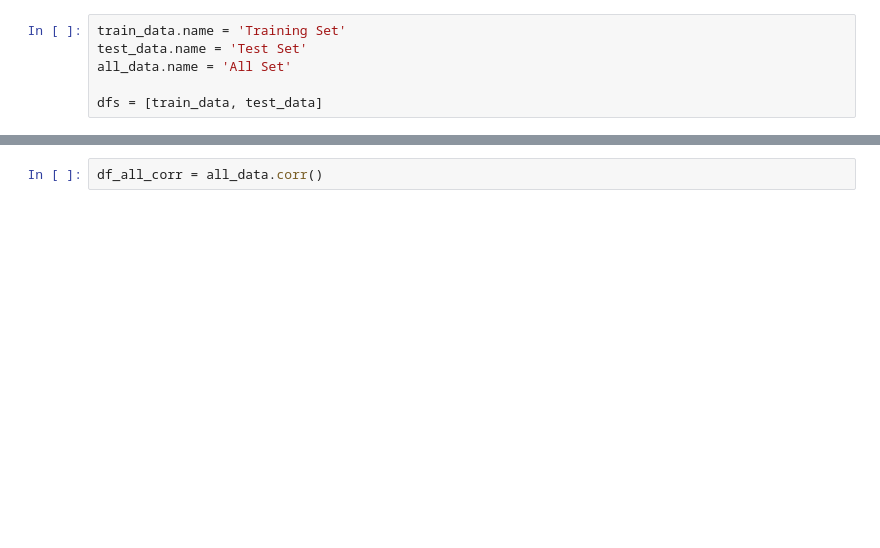
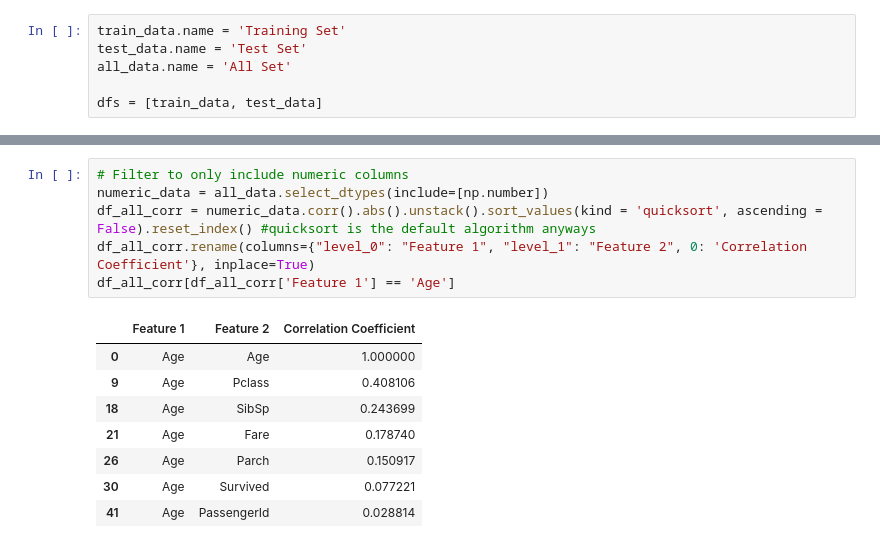
Before and after one commit to naimataki/Titanic---Machine-Learning-from-Disaster, a Jupyter notebook: getting-started-titanic.ipynb, the cells around one changed output, grey strips where cells are left out. Cells and saved outputs as stored; diff of their text form; blank space fills up the shorter version.

```diff
--- a/getting-started-titanic.ipynb
+++ b/getting-started-titanic.ipynb
@@ -63,2 +168,15 @@ for df in dfs:
-# %%
-df_all_corr = all_data.corr()
+# %%
+# Filter to only include numeric columns
+numeric_data = all_data.select_dtypes(include=[np.number])
+df_all_corr = numeric_data.corr().abs().unstack().sort_values(kind = 'quicksort', ascending = False).reset_index() #quicksort is the default algorithm anyways
+df_all_corr.rename(columns={"level_0": "Feature 1", "level_1": "Feature 2", 0: 'Correlation Coefficient'}, inplace=True)
+df_all_corr[df_all_corr['Feature 1'] == 'Age']
+# %% [output]
+|  | Feature 1 | Feature 2 | Correlation Coefficient |
+| 0 | Age | Age | 1.000000 |
+| 9 | Age | Pclass | 0.408106 |
+| 18 | Age | SibSp | 0.243699 |
+| 21 | Age | Fare | 0.178740 |
+| 26 | Age | Parch | 0.150917 |
+| 30 | Age | Survived | 0.077221 |
+| 41 | Age | PassengerId | 0.028814 |
```
Also changed, not shown: parts of 13 cells of this notebook.
